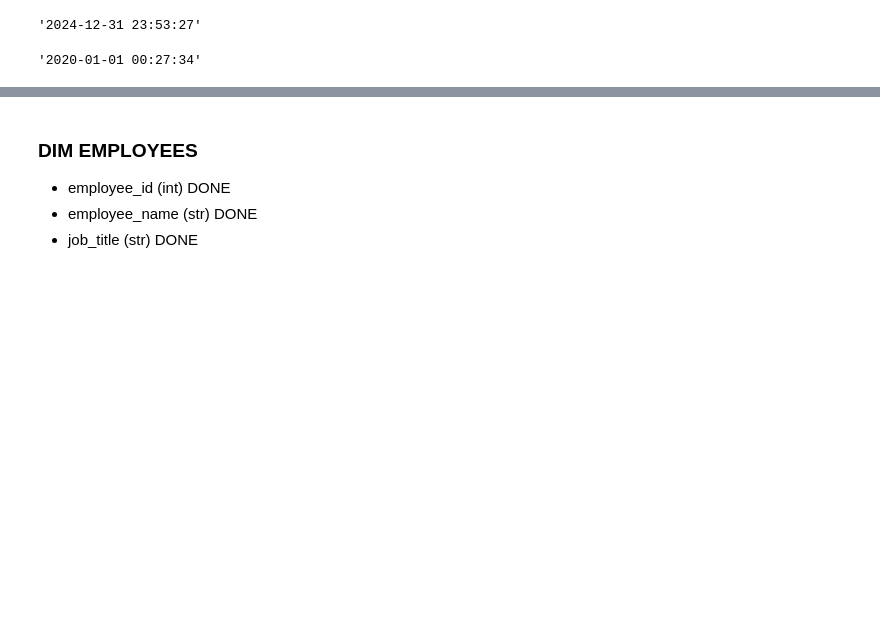
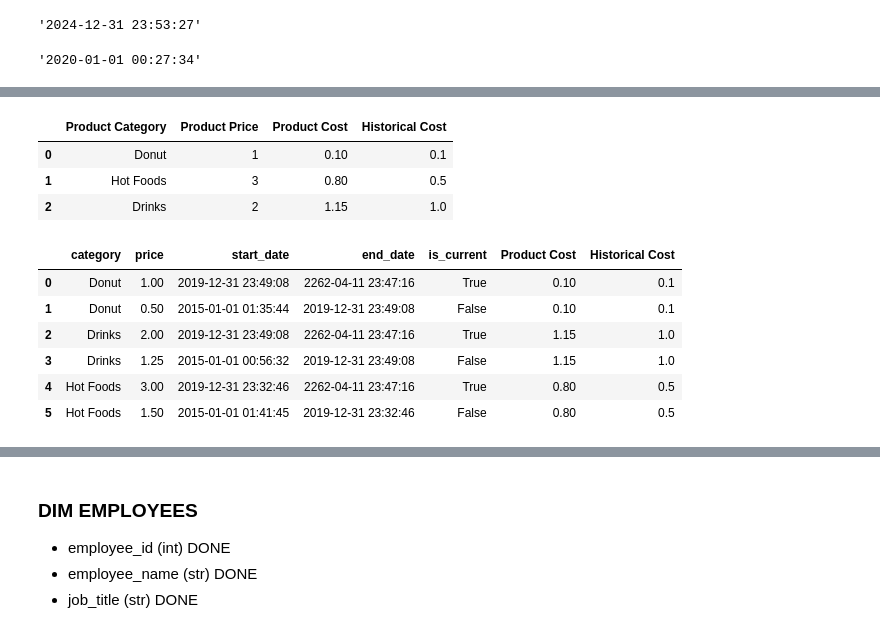
Before and after one commit to SaadNasir92/Donut-Shop-Dashboard, a Jupyter notebook: dataset_analysis.ipynb, the cells around one changed output, grey strips where cells are left out. Saved outputs shown, nothing was run; the diff lists cells and outputs as text; code cells hidden in the pictures; blank space fills up the shorter version.

```diff
--- a/dataset_analysis.ipynb
+++ b/dataset_analysis.ipynb
@@ -66,0 +123,2 @@ transactions_df[transactions_df['Price per Unit'] == 1.00]['Date'].min()
+# %%
+dim_prod_df.loc[dim_prod_df['is_current'], 'end_date'] = max_date
@@ -66,0 +137,2 @@ transactions_df[transactions_df['Price per Unit'] == 1.00]['Date'].min()
+# %%
+dim_prod_df = dim_prod_df.groupby('category', group_keys=False).apply(update_start_date)
@@ -67,2 +161,9 @@ transactions_df[transactions_df['Price per Unit'] == 1.00]['Date'].min()
 # %%
-products_df[]
+products_df
+# %% [output]
+|  | Product Category | Product Price | Product Cost | Historical Cost |
+| 0 | Donut | 1 | 0.10 | 0.1 |
+| 1 | Hot Foods | 3 | 0.80 | 0.5 |
+| 2 | Drinks | 2 | 1.15 | 1.0 |
+# %%
+dim_prod_df = pd.merge(dim_prod_df, products_df, how='left', left_on='category', right_on='Product Category')
@@ -68,0 +172,10 @@ products_df[]
+# %%
+dim_prod_df
+# %% [output]
+|  | category | price | start_date | end_date | is_current | Product Cost | Historical Cost |
+| 0 | Donut | 1.00 | 2019-12-31 23:49:08 | 2262-04-11 23:47:16 | True | 0.10 | 0.1 |
+| 1 | Donut | 0.50 | 2015-01-01 01:35:44 | 2019-12-31 23:49:08 | False | 0.10 | 0.1 |
+| 2 | Drinks | 2.00 | 2019-12-31 23:49:08 | 2262-04-11 23:47:16 | True | 1.15 | 1.0 |
+| 3 | Drinks | 1.25 | 2015-01-01 00:56:32 | 2019-12-31 23:49:08 | False | 1.15 | 1.0 |
+| 4 | Hot Foods | 3.00 | 2019-12-31 23:32:46 | 2262-04-11 23:47:16 | True | 0.80 | 0.5 |
+| 5 | Hot Foods | 1.50 | 2015-01-01 01:41:45 | 2019-12-31 23:32:46 | False | 0.80 | 0.5 |
```
Also changed, not shown: parts of 33 cells of this notebook, 3 other files.
